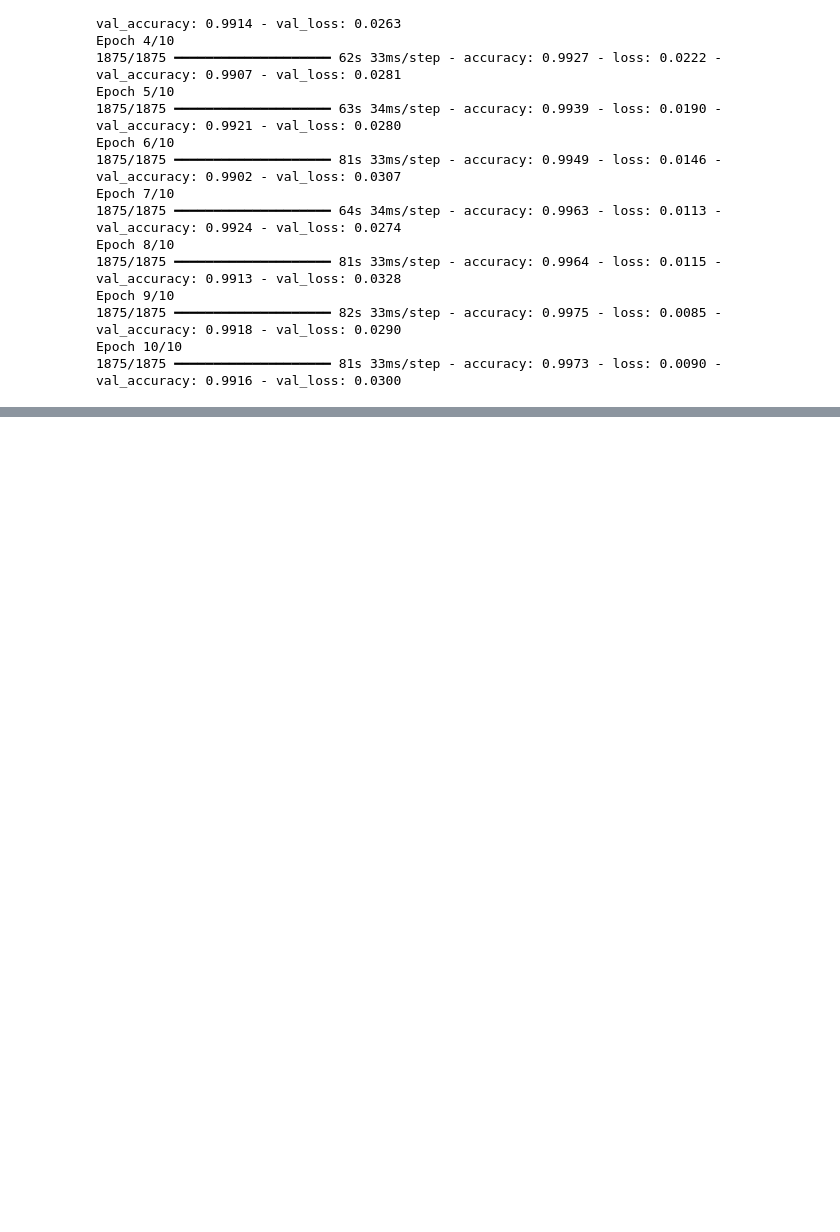
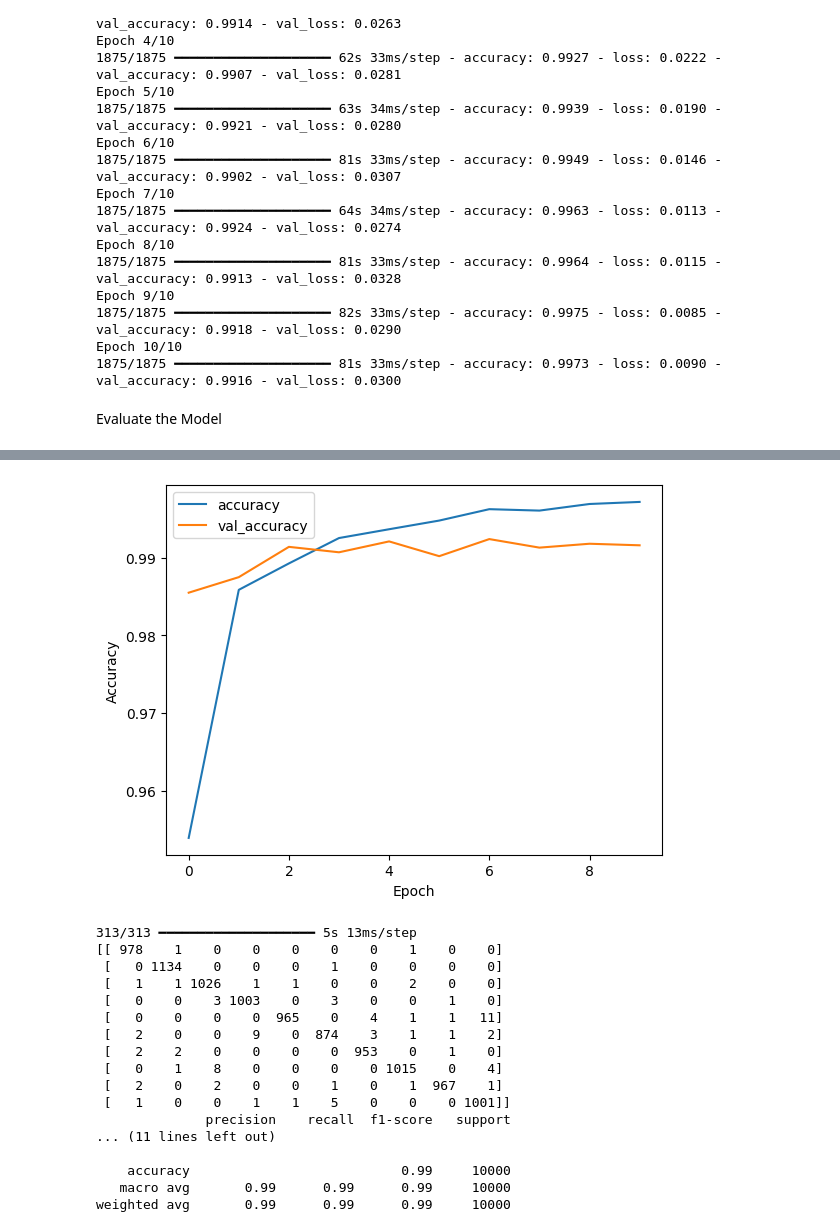
Before and after one commit to sakuna47/Handwritten-Digit-Recognition, a Jupyter notebook: Handwritten_Digit_Recognition.ipynb, the cells around one changed output, grey strips where cells are left out. Drawn from its saved outputs; the diff is of its cells as text; code cells hidden in the pictures; blank space fills up the shorter version.

```diff
--- a/Handwritten_Digit_Recognition.ipynb
+++ b/Handwritten_Digit_Recognition.ipynb
@@ -114,3 +114,24 @@ Epoch 9/10
 1875/1875 ━━━━━━━━━━━━━━━━━━━━ 82s 33ms/step - accuracy: 0.9975 - loss: 0.0085 - val_accuracy: 0.9918 - val_loss: 0.0290
 Epoch 10/10
 1875/1875 ━━━━━━━━━━━━━━━━━━━━ 81s 33ms/step - accuracy: 0.9973 - loss: 0.0090 - val_accuracy: 0.9916 - val_loss: 0.0300
+# %% [markdown]
+Evaluate the Model
+# %%
+# Evaluate accuracy
+test_loss, test_acc = model.evaluate(x_test, y_test, verbose=2)
+print(f"Test Accuracy: {test_acc}")
+
+# Plot training history
+plt.plot(history.history['accuracy'], label='accuracy')
+plt.plot(history.history['val_accuracy'], label='val_accuracy')
+plt.xlabel('Epoch')
+plt.ylabel('Accuracy')
+plt.legend()
+plt.show()
+
+# Confusion matrix and classification report
+y_pred = model.predict(x_test)
+y_pred_classes = np.argmax(y_pred, axis=1)
+print(confusion_matrix(y_test, y_pred_classes))
+print(classification_report(y_test, y_pred_classes))
+# %% [output]
@@ -116,0 +140,18 @@ Epoch 10/10
+[figure, added]
+313/313 ━━━━━━━━━━━━━━━━━━━━ 5s 13ms/step
+[[ 978    1    0    0    0    0    0    1    0    0]
+ [   0 1134    0    0    0    1    0    0    0    0]
+ [   1    1 1026    1    1    0    0    2    0    0]
+ [   0    0    3 1003    0    3    0    0    1    0]
+ [   0    0    0    0  965    0    4    1    1   11]
+ [   2    0    0    9    0  874    3    1    1    2]
+ [   2    2    0    0    0    0  953    0    1    0]
+ [   0    1    8    0    0    0    0 1015    0    4]
+ [   2    0    2    0    0    1    0    1  967    1]
+ [   1    0    0    1    1    5    0    0    0 1001]]
+              precision    recall  f1-score   support
+... (11 lines left out)
+
+    accuracy                           0.99     10000
+   macro avg       0.99      0.99      0.99     10000
+weighted avg       0.99      0.99      0.99     10000
```
Also changed, not shown: parts of 1 cell of this notebook.
